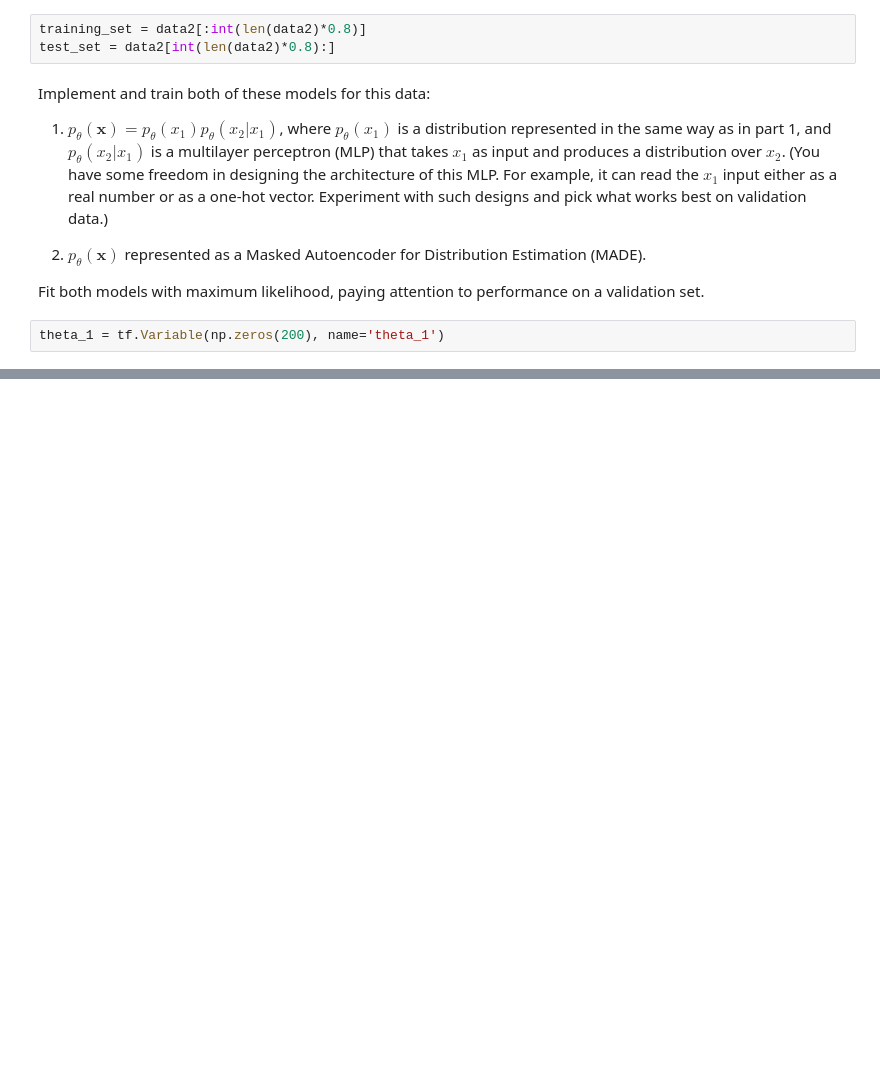
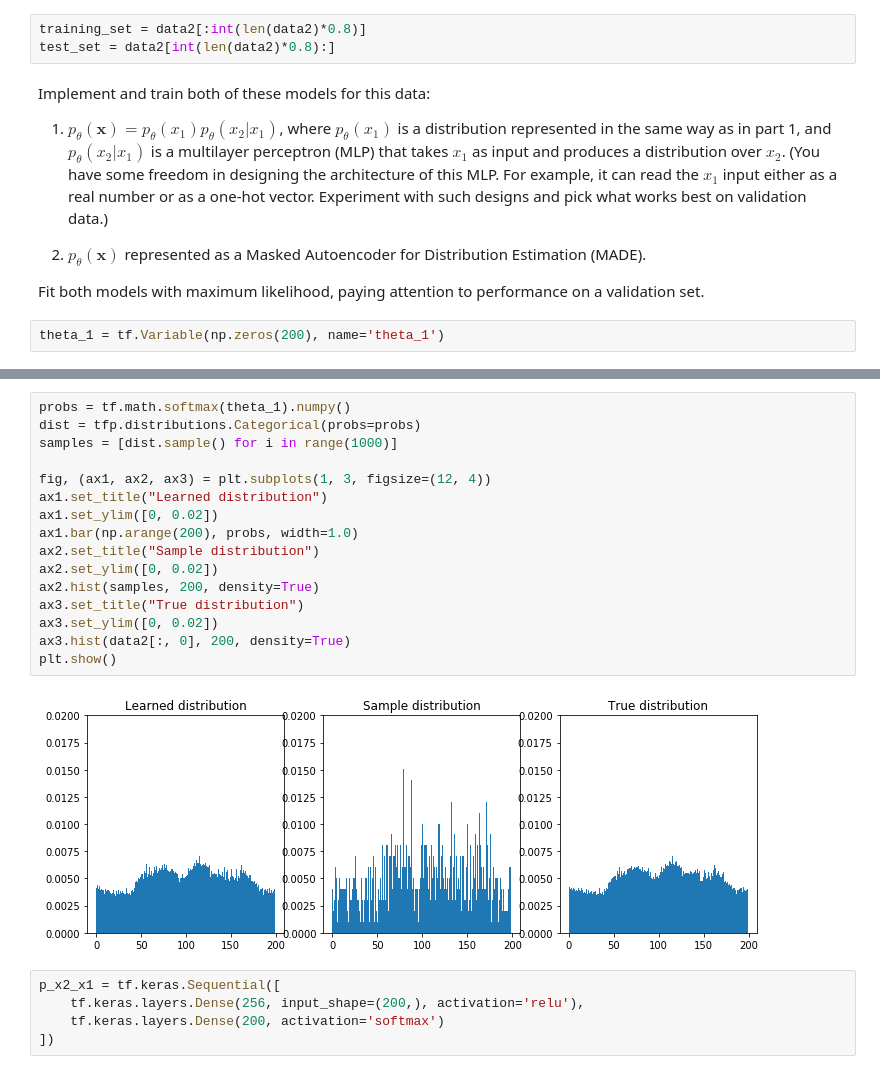
Before and after one commit to jinyeom/unsupervised, a Jupyter notebook: HW1/HW1.ipynb, the cells around one changed output, grey strips where cells are left out. Drawn from its saved outputs; the diff is of its cells as text; blank space fills up the shorter version.

```diff
--- a/HW1/HW1.ipynb
+++ b/HW1/HW1.ipynb
@@ -249,0 +231,23 @@ plt.show()
+# %%
+probs = tf.math.softmax(theta_1).numpy()
+dist = tfp.distributions.Categorical(probs=probs)
+samples = [dist.sample() for i in range(1000)]
+
+fig, (ax1, ax2, ax3) = plt.subplots(1, 3, figsize=(12, 4))
+ax1.set_title("Learned distribution")
+ax1.set_ylim([0, 0.02])
+ax1.bar(np.arange(200), probs, width=1.0)
+ax2.set_title("Sample distribution")
+ax2.set_ylim([0, 0.02])
+ax2.hist(samples, 200, density=True)
+ax3.set_title("True distribution")
+ax3.set_ylim([0, 0.02])
+ax3.hist(data2[:, 0], 200, density=True)
+plt.show()
+# %% [output]
+[figure, added]
+# %%
+p_x2_x1 = tf.keras.Sequential([
+    tf.keras.layers.Dense(256, input_shape=(200,), activation='relu'),
+    tf.keras.layers.Dense(200, activation='softmax')
+])
```
Also changed, not shown: parts of 15 cells of this notebook, 2 other files.
